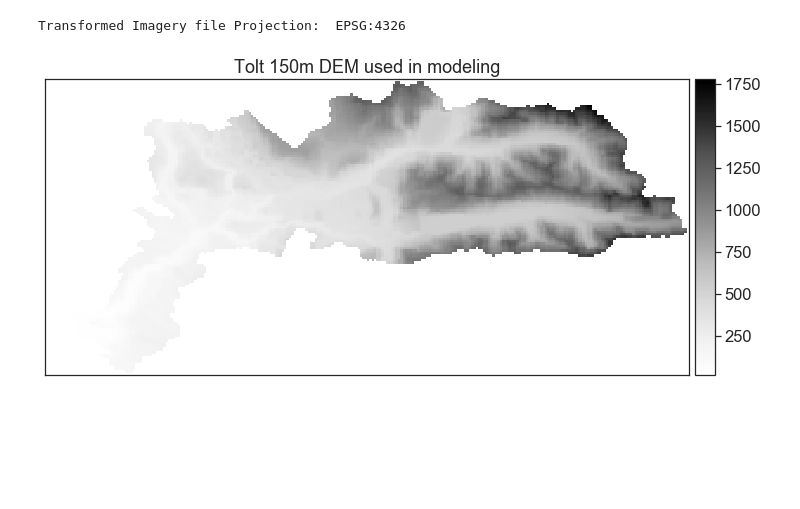
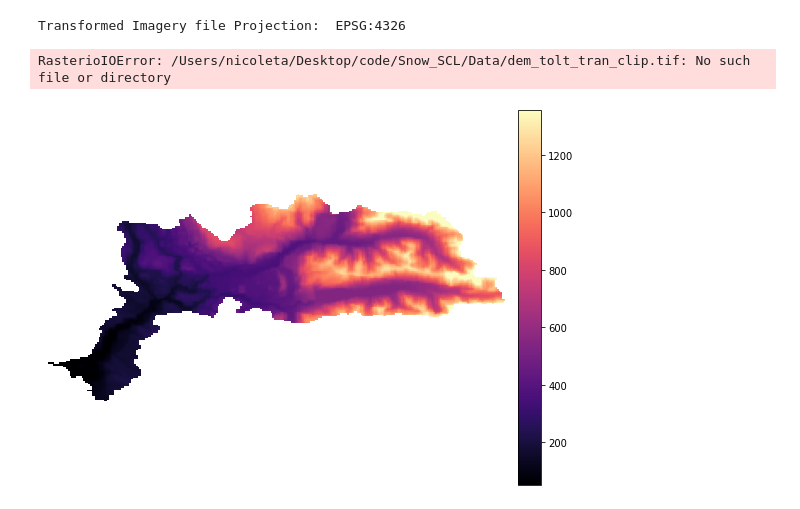
Before and after one commit to NCristea/Snow_SCL, a Jupyter notebook: dem_process.ipynb, the cells around one changed output. Drawn from its saved outputs; the diff is of its cells as text; code cells hidden in the pictures; blank space fills up the shorter version.

```diff
--- a/dem_process.ipynb
+++ b/dem_process.ipynb
@@ -125,7 +129,7 @@ with rasterio.open(ROOT_DIR + '/Data/dem_tolt_tran_clip.tif', "w", **out_meta) a
 # %%
 #tolt_dem = rd.LoadGDAL("/Users/carina/Desktop/code/Snow_SCL/dem_tolt_tran_clip.tif")
 # %%
-with rio.open("/Users/carina/Desktop/code/Snow_SCL/dem_tolt_tran_clip.tif") as dem_tolt_:
+with rio.open(ROOT_DIR + '/Data/dem_tolt_tran_clip.tif') as dem_tolt_:
     dem_tolt_ = dem_tolt_.read(1, masked = True)
 
 ep.plot_bands(dem_tolt_,
@@ -134,5 +138,12 @@ ep.plot_bands(dem_tolt_,
 
 plt.show()
 # %% [output]
-[figure, removed]
+RasterioIOError: /Users/nicoleta/Desktop/code/Snow_SCL/Data/dem_tolt_tran_clip.tif: No such file or directory
+# %%
+#example use richdem
+dem_test     = rd.LoadGDAL(ROOT_DIR + '/Data/Final/dem_tolt_tran_clip.tif')
+rd.rdShow(dem_test, axes=False, cmap='magma', figsize=(8, 5.5))
+plt.show()
+# %% [output]
+[figure, added]
 # %%
```
Also changed, not shown: parts of 18 cells of this notebook, 19 other files.
